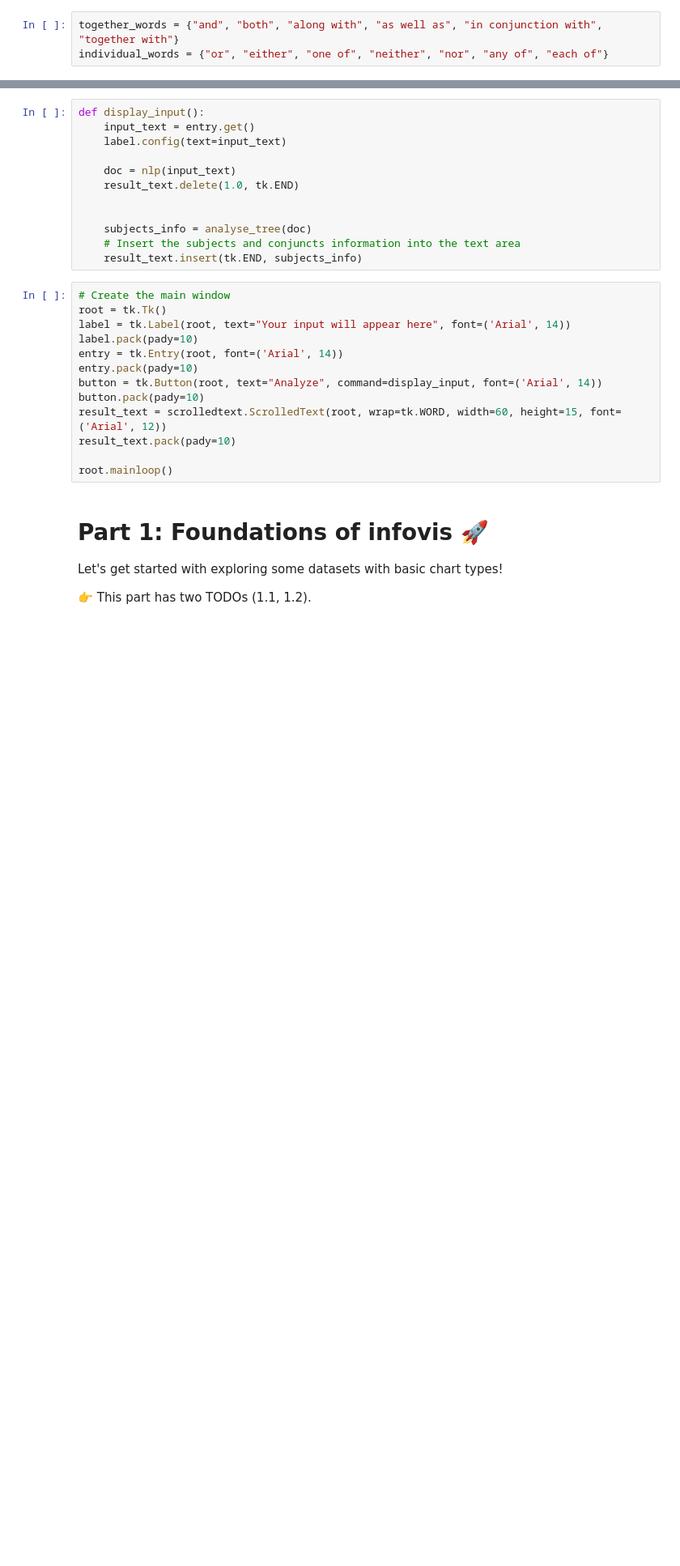
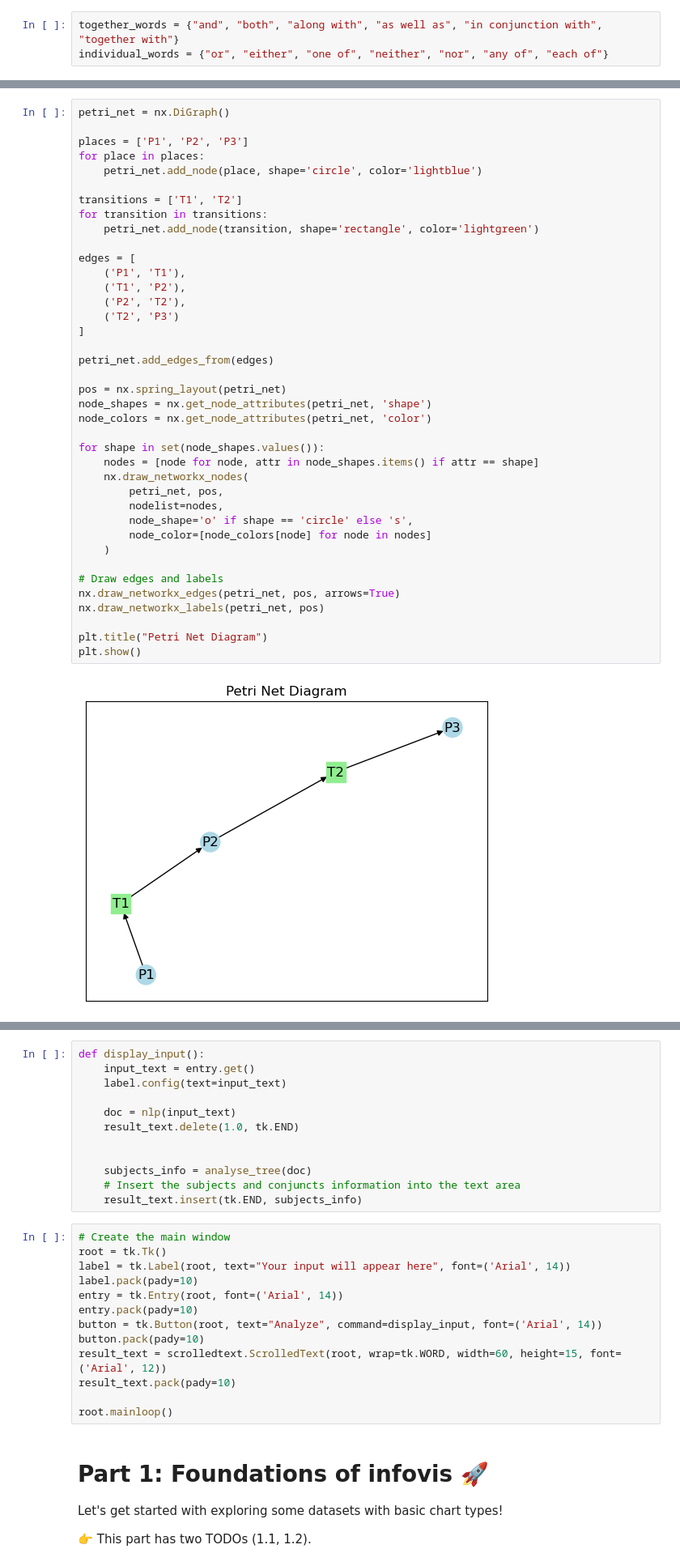
Before and after one commit to auruo4ever/NL_MultipleRobots, a Jupyter notebook: Alisa_Pogodaeva copy.ipynb, the cells around one changed output, grey strips where cells are left out. Shown at 81% size. Cells and saved outputs as stored; diff of their text form; blank space fills up the shorter version.

```diff
--- a/Alisa_Pogodaeva copy.ipynb
+++ b/Alisa_Pogodaeva copy.ipynb
@@ -129,0 +321,41 @@ print_tasks(doc)
+# %%
+petri_net = nx.DiGraph()
+
+places = ['P1', 'P2', 'P3']
+for place in places:
+    petri_net.add_node(place, shape='circle', color='lightblue')
+
+transitions = ['T1', 'T2']
+for transition in transitions:
+    petri_net.add_node(transition, shape='rectangle', color='lightgreen')
+
+edges = [
+    ('P1', 'T1'),
+    ('T1', 'P2'),
+    ('P2', 'T2'),
+    ('T2', 'P3')
+]
+
+petri_net.add_edges_from(edges)
+
+pos = nx.spring_layout(petri_net)
+node_shapes = nx.get_node_attributes(petri_net, 'shape')
+node_colors = nx.get_node_attributes(petri_net, 'color')
+
+for shape in set(node_shapes.values()):
+    nodes = [node for node, attr in node_shapes.items() if attr == shape]
+    nx.draw_networkx_nodes(
+        petri_net, pos,
+        nodelist=nodes,
+        node_shape='o' if shape == 'circle' else 's',
+        node_color=[node_colors[node] for node in nodes]
+    )
+
+# Draw edges and labels
+nx.draw_networkx_edges(petri_net, pos, arrows=True)
+nx.draw_networkx_labels(petri_net, pos)
+
+plt.title("Petri Net Diagram")
+plt.show()
+# %% [output]
+[figure, added]
```
Also changed, not shown: parts of 10 cells of this notebook.
